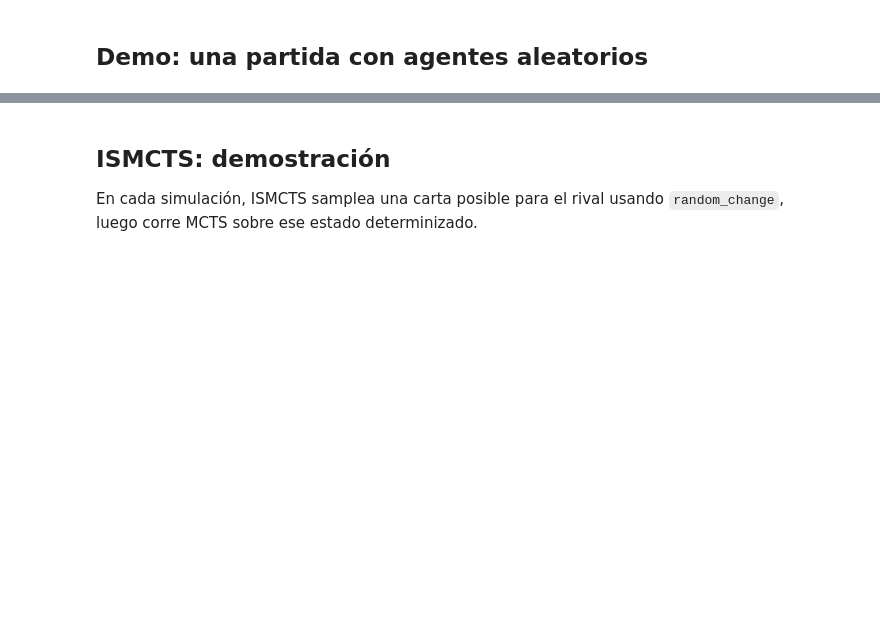
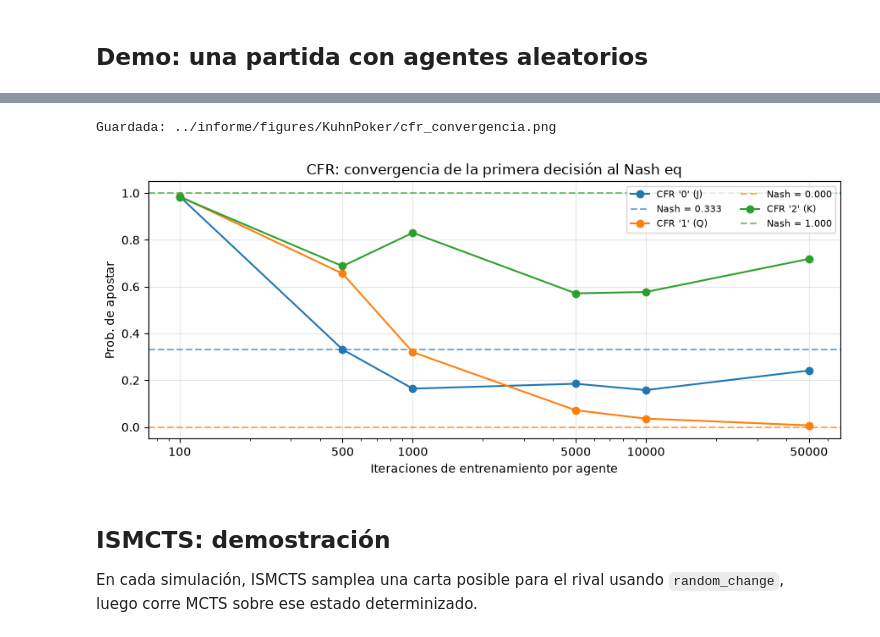
Before and after one commit to nataliacampiglia/multiagentes_obligarotio_2, a Jupyter notebook: Alternating Games/KuhnPoker.ipynb, the cells around one changed output, grey strips where cells are left out. Saved outputs shown, nothing was run; the diff lists cells and outputs as text; code cells hidden in the pictures; blank space fills up the shorter version.

Commit message:
feat: khun poker notebook

```diff
--- a/Alternating Games/KuhnPoker.ipynb
+++ b/Alternating Games/KuhnPoker.ipynb
@@ -94,15 +143,18 @@ NASH_BET = {
     'agent_1': {'0p': 0.0, '1p': 1/3, '2p': 1.0, '0b': 0.0, '1b': 1/3, '2b': 1.0},
 }
 
-cfr = {a: CounterFactualRegret(game=game, agent=a) for a in game.agents}
-for a, agent in cfr.items():
-    agent.train(5000)
-    print(f'{a}: {len(agent.node_dict)} nodos aprendidos')
+c0 = CounterFactualRegret(game=game, agent='agent_0')
+c1 = CounterFactualRegret(game=game, agent='agent_1')
+c1.node_dict = c0.node_dict
+train_alternated(c0, c1, total_iters=50_000, block=100)
 
+print(f'Nodos aprendidos: {len(c0.node_dict)}')
+
+shared = c0.node_dict
 rows = []
 for a in game.agents:
     for info_set, nash_val in NASH_BET[a].items():
-        cfr_val = cfr[a].node_dict[info_set].policy()[1] if info_set in cfr[a].node_dict else float('nan')
+        cfr_val = shared[info_set].policy()[1] if info_set in shared else float('nan')
         rows.append(dict(agente=a, info_set=info_set,
                          cfr=round(cfr_val, 4), nash=round(nash_val, 4),
                          error=round(abs(cfr_val - nash_val), 4)))
@@ -110,33 +177,39 @@ pd.DataFrame(rows)
 # %%
-checkpoints = [50, 100, 200, 500, 1000, 2000, 5000]
-info_sets_0 = {'0': 'J', '1': 'Q', '2': 'K'}
+checkpoints = [100, 500, 1000, 5000, 10_000, 50_000]
+info_sets_0 = {'0': ('J', 1/3), '1': ('Q', 0.0), '2': ('K', 1.0)}
 
-cfr0_conv = CounterFactualRegret(game=game, agent='agent_0')
+c0_conv = CounterFactualRegret(game=game, agent='agent_0')
+c1_conv = CounterFactualRegret(game=game, agent='agent_1')
+c1_conv.node_dict = c0_conv.node_dict
+
 history = {k: [] for k in info_sets_0}
 prev = 0
 for ck in checkpoints:
-    cfr0_conv.train(ck - prev)
+    train_alternated(c0_conv, c1_conv, total_iters=ck - prev, block=min(100, ck - prev))
     prev = ck
     for k in info_sets_0:
-        val = cfr0_conv.node_dict[k].policy()[1] if k in cfr0_conv.node_dict else float('nan')
+        val = c0_conv.node_dict[k].policy()[1] if k in c0_conv.node_dict else float('nan')
         history[k].append(val)
 
-fig, ax = plt.subplots(figsize=(8, 4))
-for k, card in info_sets_0.items():
-    ax.plot(checkpoints, history[k], marker='o', label=f"CFR '{k}' ({card})")
-    ax.axhline(NASH_BET['agent_0'][k], linestyle='--', alpha=0.5,
-               label=f"Nash '{k}' = {NASH_BET['agent_0'][k]:.3f}")
+fig, ax = plt.subplots(figsize=(9, 4))
+for k, (card, nash_val) in info_sets_0.items():
+    color = ax.plot(checkpoints, history[k], marker='o', label=f"CFR '{k}' ({card})")[0].get_color()
+    ax.axhline(nash_val, linestyle='--', alpha=0.6, color=color,
+               label=f"Nash = {nash_val:.3f}")
 ax.set_xscale('log')
 log_xticks(ax, checkpoints)
-ax.set_xlabel('Iteraciones')
+ax.set_xlabel('Iteraciones de entrenamiento por agente')
 ax.set_ylabel('Prob. de apostar')
-ax.set_title('CFR (agent_0): convergencia a Nash en la primera decisión')
+ax.set_title('CFR: convergencia de la primera decisión al Nash eq')
 ax.set_ylim(-0.05, 1.05)
 ax.legend(fontsize=8, ncol=2)
 ax.grid(alpha=0.3)
 fig.tight_layout()
 savefig(fig, 'cfr_convergencia.png')
 plt.show()
+# %% [output]
+Guardada: ../informe/figures/KuhnPoker/cfr_convergencia.png
+[figure, added]
 # %% [markdown]
 ## ISMCTS: demostración
 
```
Also changed, not shown: parts of 24 cells of this notebook, 2 other files.
